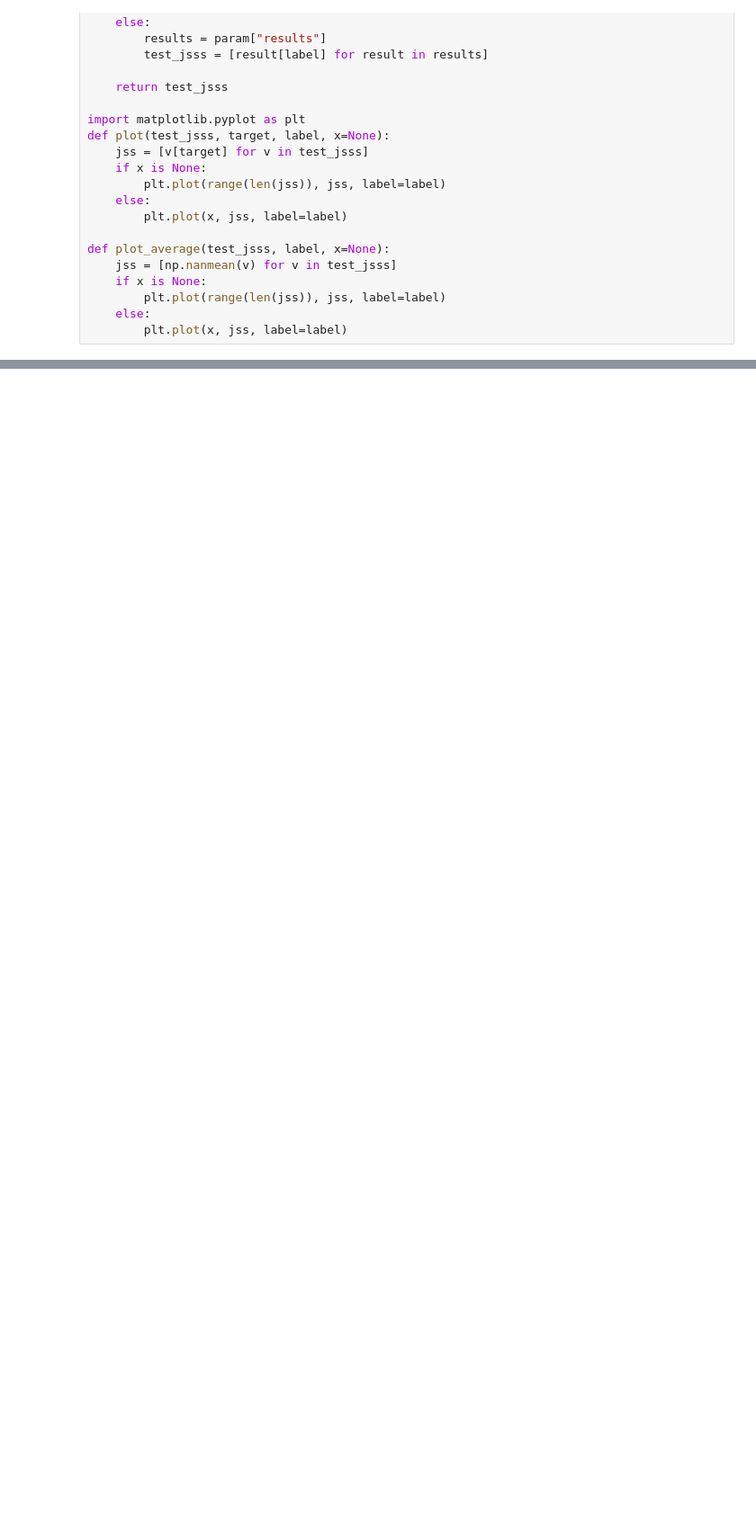
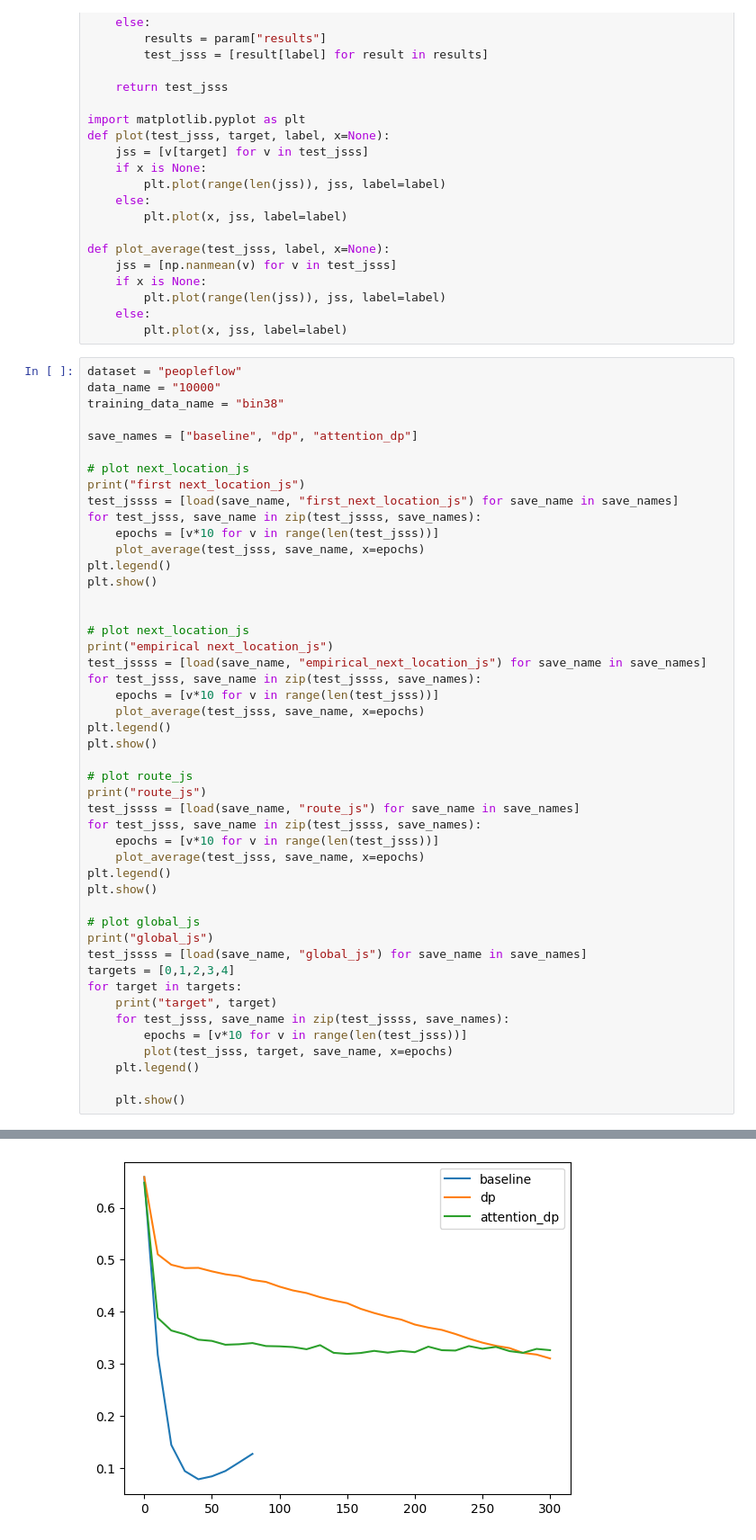
Before and after one commit to tkgsn/priv_traj_gen, a Jupyter notebook: show.ipynb, the cells around one changed output, grey strips where cells are left out. Shown at 90% size. Cells and saved outputs as stored; diff of their text form; blank space fills up the shorter version.

```diff
--- a/show.ipynb
+++ b/show.ipynb
@@ -52,3 +52,51 @@ def plot_average(test_jsss, label, x=None):
         plt.plot(range(len(jss)), jss, label=label)
     else:
         plt.plot(x, jss, label=label)
+# %%
+dataset = "peopleflow"
+data_name = "10000"
+training_data_name = "bin38"
+
+save_names = ["baseline", "dp", "attention_dp"]
+
+# plot next_location_js
+print("first next_location_js")
+test_jssss = [load(save_name, "first_next_location_js") for save_name in save_names]
+for test_jsss, save_name in zip(test_jssss, save_names):
+    epochs = [v*10 for v in range(len(test_jsss))]
+    plot_average(test_jsss, save_name, x=epochs)
+plt.legend()
+plt.show()
+
+
+# plot next_location_js
+print("empirical next_location_js")
+test_jssss = [load(save_name, "empirical_next_location_js") for save_name in save_names]
+for test_jsss, save_name in zip(test_jssss, save_names):
+    epochs = [v*10 for v in range(len(test_jsss))]
+    plot_average(test_jsss, save_name, x=epochs)
+plt.legend()
+plt.show()
+
+# plot route_js
+print("route_js")
+test_jssss = [load(save_name, "route_js") for save_name in save_names]
+for test_jsss, save_name in zip(test_jssss, save_names):
+    epochs = [v*10 for v in range(len(test_jsss))]
+    plot_average(test_jsss, save_name, x=epochs)
+plt.legend()
+plt.show()
+
+# plot global_js
+print("global_js")
+test_jssss = [load(save_name, "global_js") for save_name in save_names]
+targets = [0,1,2,3,4]
+for target in targets:
+    print("target", target)
+    for test_jsss, save_name in zip(test_jssss, save_names):
+        epochs = [v*10 for v in range(len(test_jsss))]
+        plot(test_jsss, target, save_name, x=epochs)
+    plt.legend()
+
+    plt.show()
+# %% [output]
@@ -54,0 +104 @@ def plot_average(test_jsss, label, x=None):
+[figure, added]
```
Also changed, not shown: parts of 5 cells of this notebook, 5 other files.
